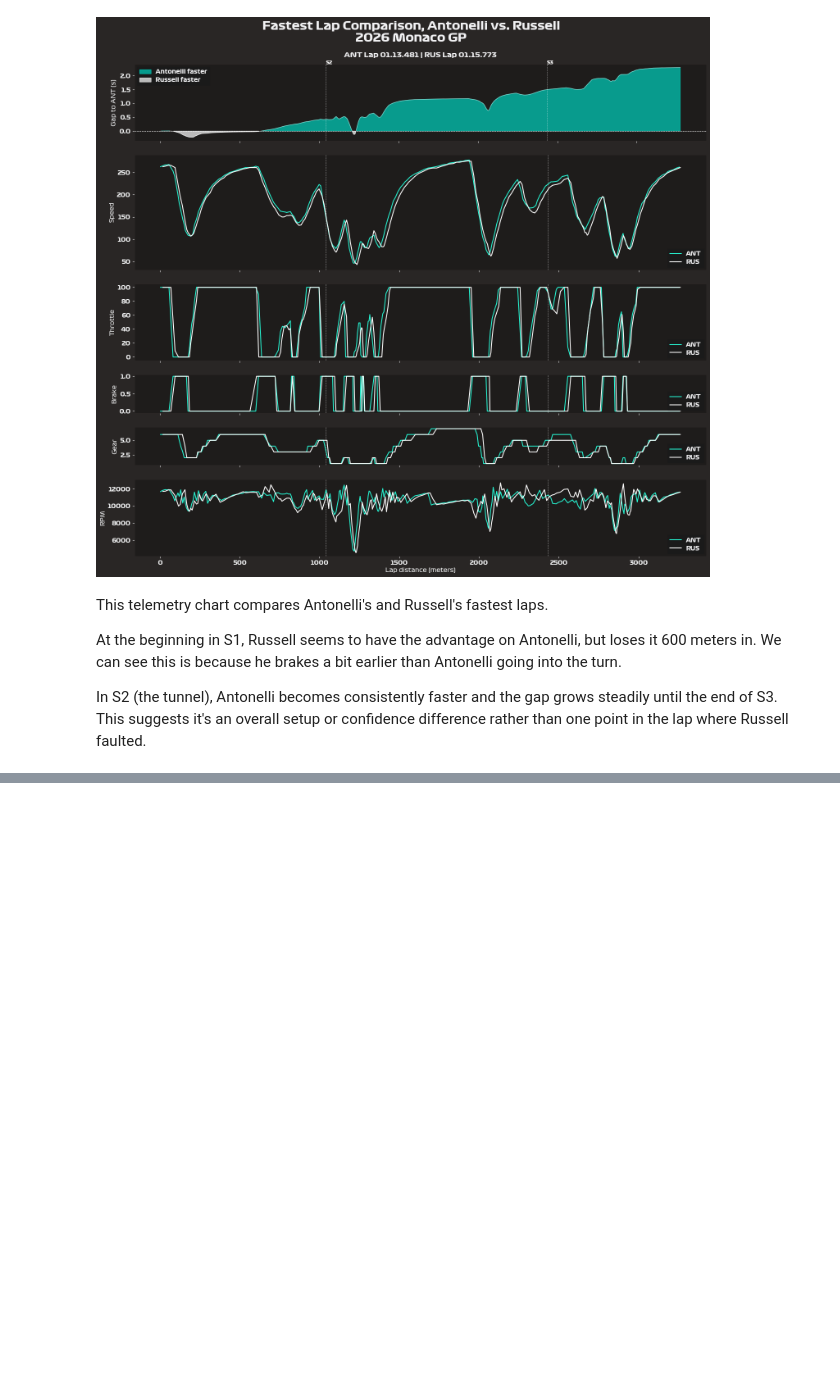
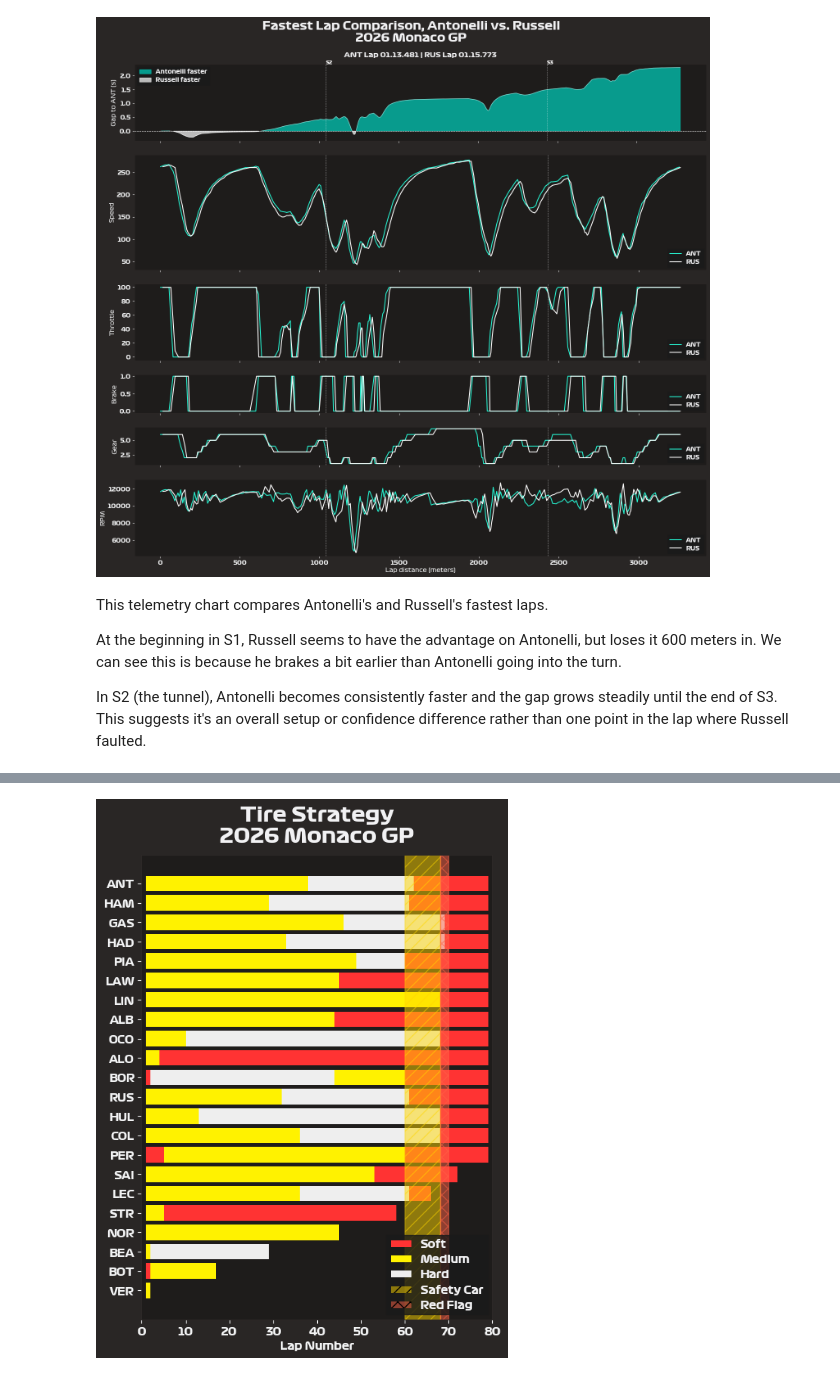
Before and after one commit to billtaing/Formula-1-Data-Science, a Jupyter notebook: monaco_gp_2026.ipynb, the cells around one changed output, grey strips where cells are left out. Saved outputs shown, nothing was run; the diff lists cells and outputs as text; code cells hidden in the pictures; blank space fills up the shorter version.

Commit message:
added tire strategy chart

```diff
--- a/monaco_gp_2026.ipynb
+++ b/monaco_gp_2026.ipynb
@@ -206,0 +224,8 @@ In S2 (the tunnel), Antonelli becomes consistently faster and the gap grows stea
+# %%
+stints = monaco_race.laps.groupby(['Driver', 'Stint']).agg({'LapNumber':['min', 'max'], 'Compound':'first'}).reset_index()
+stints.columns = ['Driver', 'Stint', 'LapStart', 'LapEnd', 'Compound']
+
+finishing_positions = monaco_race.results['Abbreviation'].reset_index(drop=True)
+stints['Driver'] = pd.Categorical(stints['Driver'], categories=reversed(finishing_positions), ordered=True)
+stints = stints.sort_values(['Driver', 'Stint'])
+stints
@@ -206,0 +246,32 @@ In S2 (the tunnel), Antonelli becomes consistently faster and the gap grows stea
+# %%
+compound_colors = {
+    'SOFT': '#FF3333',
+    'MEDIUM': '#FFF200',
+    'HARD': '#EEEEEE',
+    'INTERMEDIATE': '#39B54A',
+    'WET': '#0067FF'
+}
+
+fig, ax = plt.subplots(figsize=(6, 8))
+
+ax.barh(stints['Driver'], stints['LapEnd'] - stints['LapStart'] + 1,
+        left=stints['LapStart'], color=stints['Compound'].map(compound_colors))
+
+ax.axvspan(60, 68, alpha=0.5, color='gold', label='Safety Car', hatch='//')
+ax.axvspan(68, 70, alpha=0.5, color='tomato', label='Red Flag Period', hatch='xx')
+
+legend_elements = [
+    Patch(facecolor='#FF3333', label='Soft'),
+    Patch(facecolor='#FFF200', label='Medium'),
+    Patch(facecolor='#EEEEEE', label='Hard'),
+    Patch(facecolor='gold', alpha=0.5, hatch='//', label='Safety Car'),
+    Patch(facecolor='tomato', alpha=0.5, hatch='xx', label='Red Flag')
+]
+ax.legend(handles=legend_elements, loc='lower right')
+
+ax.set_xlabel('Lap Number', fontweight='bold')
+ax.set_title('Tire Strategy\n2026 Monaco GP', fontweight='bold')
+plt.xlim(0, 80)
+plt.show()
+# %% [output]
+[figure, added]
```
Also changed, not shown: parts of 4 cells of this notebook, 1 other file.
